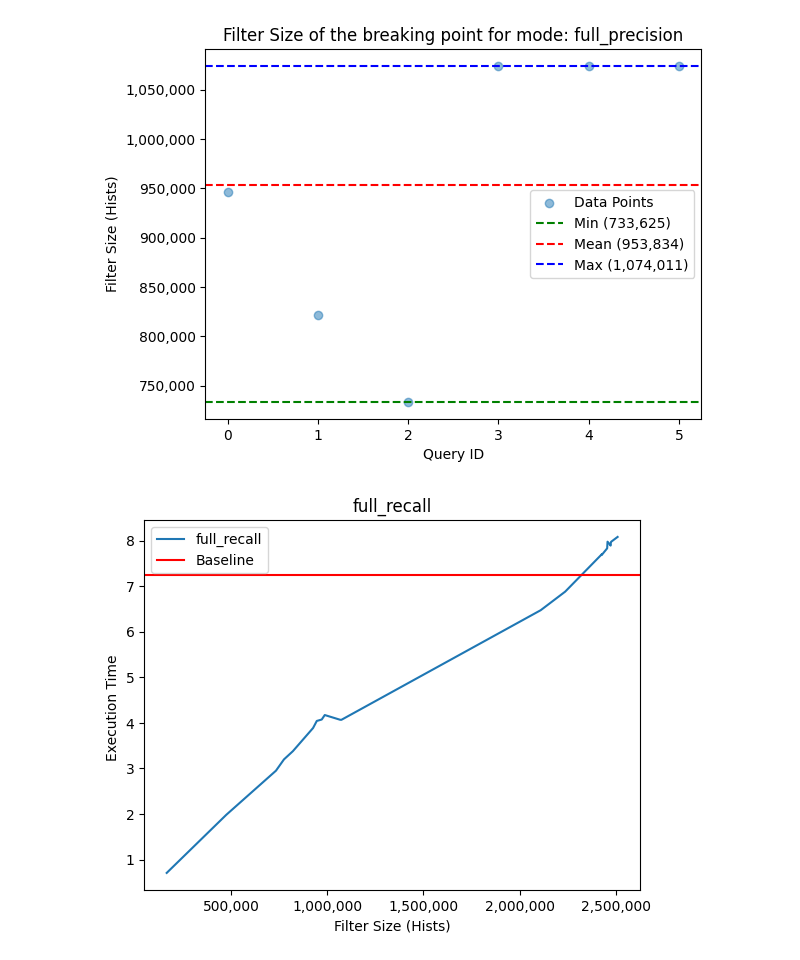
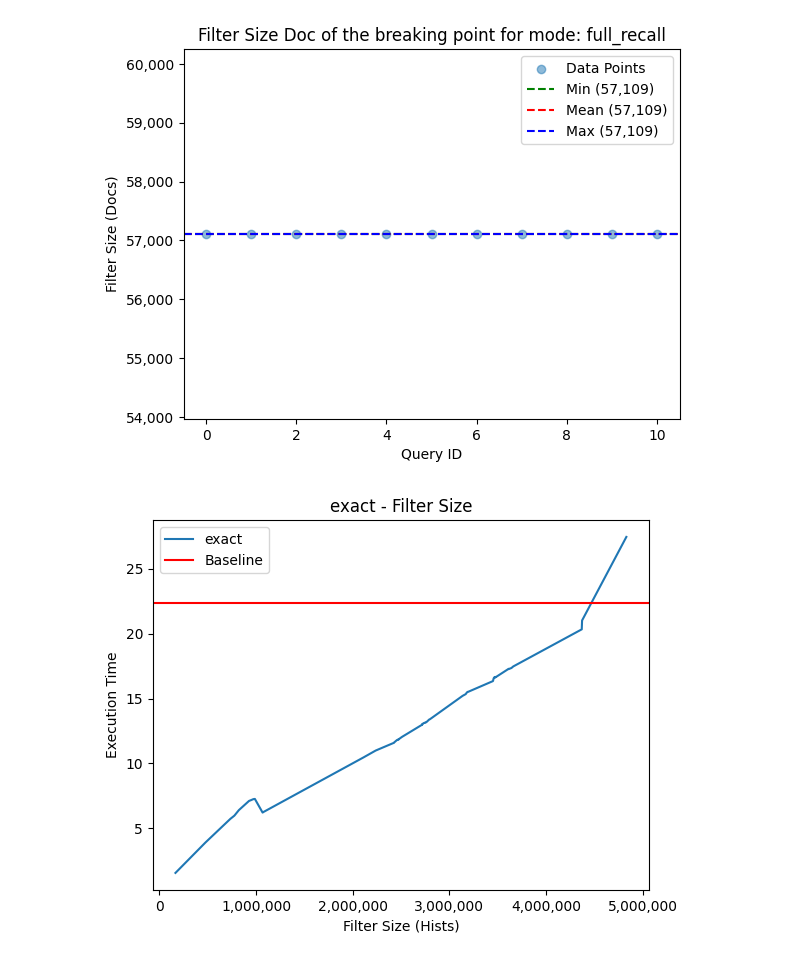
Before and after one commit to leonardgeissler/fainder-demo, a Jupyter notebook: analysis/fainder_filter_breaking_points_tests/analysis.ipynb, the cells around one changed output. Saved outputs shown, nothing was run; the diff lists cells and outputs as text; code cells hidden in the pictures.

Commit message:
update fainder_filter_breaking_points

```diff
--- a/analysis/fainder_filter_breaking_points_tests/analysis.ipynb
+++ b/analysis/fainder_filter_breaking_points_tests/analysis.ipynb
@@ -41,47 +41,74 @@ print(df_latest)
 # One plot for each fainder mode
 # Use filter_size 0 as the baseline
 # x-axis: filter_size y-axis: execution_time
+# First set of plots for filter_size
 df_baseline = df_latest[df_latest["filter_size"] == 0]
+df_latest_nonzero = df_latest[df_latest["filter_size"] != 0]
 
-df_latest = df_latest[df_latest["filter_size"] != 0]
-
-
-for fainder_mode in df_latest["fainder_mode"].unique():
-    df_fainder_mode = df_latest[df_latest["fainder_mode"] == fainder_mode]
+for fainder_mode in df_latest_nonzero["fainder_mode"].unique():
+    df_fainder_mode = df_latest_nonzero[df_latest_nonzero["fainder_mode"] == fainder_mode]
     df_fainder_mode = df_fainder_mode.groupby("filter_size")["execution_time"].mean().reset_index()
     df_fainder_mode = df_fainder_mode.sort_values("filter_size")
     df_fainder_mode = df_fainder_mode.reset_index(drop=True)
     df_baseline_mode = df_baseline[df_baseline["fainder_mode"] == fainder_mode]
 
     plt.figure()
-    plt.title(fainder_mode)
+    plt.title(f"{fainder_mode} - Filter Size")
     plt.xlabel("Filter Size (Hists)")
-    plt.ylabel("Execution Time ")
-    plt.gca().get_xaxis().set_major_formatter(plt.FuncFormatter(lambda x, p: format(int(x), ','))) # type: ignore
+    plt.ylabel("Execution Time")
+    plt.gca().get_xaxis().set_major_formatter(plt.FuncFormatter(lambda x, p: format(int(x), ',')))
     plt.plot(df_fainder_mode["filter_size"], df_fainder_mode["execution_time"], label=fainder_mode)
     plt.axhline(y=df_baseline_mode["execution_time"].mean(), color='r', linestyle='-', label="Baseline")
     plt.legend()
     plt.show()
 
-
-    # one plot for min, mean, max of biggest filter size per query (fainder mode change)
-    # x-axis: query-id y-axis: filter_size
-    df_fainder_mode = df_latest[df_latest["fainder_mode"] == fainder_mode]
-    # Get only the max filter_size for each fainder_mode_change
+    # one plot for min, mean, max of biggest filter_size per query
+    df_fainder_mode = df_latest_nonzero[df_latest_nonzero["fainder_mode"] == fainder_mode]
     df_fainder_mode = df_fainder_mode.loc[df_fainder_mode.groupby('fainder_mode_change')['filter_size'].idxmax()]
     df_fainder_mode.reset_index(drop=True, inplace=True)
 
     plt.figure()
-    plt.title("Filter Size of the breaking point for mode: " + fainder_mode)
-    # Scatter plot for all points
+    plt.title(f"Filter Size of the breaking point for mode: {fainder_mode}")
     plt.scatter(df_fainder_mode.index, df_fainder_mode["filter_size"], alpha=0.5, label='Data Points')
-    # Horizontal lines for min, mean, max
     plt.axhline(y=df_fainder_mode["filter_size"].min(), color='g', linestyle='--', label=f'Min ({int(df_fainder_mode["filter_size"].min()):,})')
     plt.axhline(y=df_fainder_mode["filter_size"].mean(), color='r', linestyle='--', label=f'Mean ({int(df_fainder_mode["filter_size"].mean()):,})')
     plt.axhline(y=df_fainder_mode["filter_size"].max(), color='b', linestyle='--', label=f'Max ({int(df_fainder_mode["filter_size"].max()):,})')
     plt.xlabel("Query ID")
     plt.ylabel("Filter Size (Hists)")
-    plt.gca().get_yaxis().set_major_formatter(plt.FuncFormatter(lambda x, p: format(int(x), ','))) # type: ignore
+    plt.gca().get_yaxis().set_major_formatter(plt.FuncFormatter(lambda x, p: format(int(x), ',')))
     plt.legend()
     plt.show()
+
+    # Same plots for filter_size_doc
+    df_fainder_mode = df_latest_nonzero[df_latest_nonzero["fainder_mode"] == fainder_mode]
+    df_fainder_mode = df_fainder_mode.groupby("filter_size_doc")["execution_time"].mean().reset_index()
+    df_fainder_mode = df_fainder_mode.sort_values("filter_size_doc")
+    df_fainder_mode = df_fainder_mode.reset_index(drop=True)
+
+    plt.figure()
+    plt.title(f"{fainder_mode} - Filter Size Doc")
+    plt.xlabel("Filter Size (Docs)")
+    plt.ylabel("Execution Time")
+    plt.gca().get_xaxis().set_major_formatter(plt.FuncFormatter(lambda x, p: format(int(x), ',')))
+    plt.plot(df_fainder_mode["filter_size_doc"], df_fainder_mode["execution_time"], label=fainder_mode)
+    plt.axhline(y=df_baseline_mode["execution_time"].mean(), color='r', linestyle='-', label="Baseline")
+    plt.legend()
+    plt.show()
+
+    # one plot for min, mean, max of biggest filter_size_doc per query
+    df_fainder_mode = df_latest_nonzero[df_latest_nonzero["fainder_mode"] == fainder_mode]
+    df_fainder_mode = df_fainder_mode.loc[df_fainder_mode.groupby('fainder_mode_change')['filter_size_doc'].idxmax()]
+    df_fainder_mode.reset_index(drop=True, inplace=True)
+
+    plt.figure()
+    plt.title(f"Filter Size Doc of the breaking point for mode: {fainder_mode}")
+    plt.scatter(df_fainder_mode.index, df_fainder_mode["filter_size_doc"], alpha=0.5, label='Data Points')
+    plt.axhline(y=df_fainder_mode["filter_size_doc"].min(), color='g', linestyle='--', label=f'Min ({int(df_fainder_mode["filter_size_doc"].min()):,})')
+    plt.axhline(y=df_fainder_mode["filter_size_doc"].mean(), color='r', linestyle='--', label=f'Mean ({int(df_fainder_mode["filter_size_doc"].mean()):,})')
+    plt.axhline(y=df_fainder_mode["filter_size_doc"].max(), color='b', linestyle='--', label=f'Max ({int(df_fainder_mode["filter_size_doc"].max()):,})')
+    plt.xlabel("Query ID")
+    plt.ylabel("Filter Size (Docs)")
+    plt.gca().get_yaxis().set_major_formatter(plt.FuncFormatter(lambda x, p: format(int(x), ',')))
+    plt.legend()
+    plt.show()
 # %% [output]
@@ -91,2 +118,2 @@ for fainder_mode in df_latest["fainder_mode"].unique():
-[figure, old version]
+[figure, new version]
-[figure, old version]
+[figure, new version]
```
Also changed, not shown: parts of 2 cells of this notebook, 2 other files.
